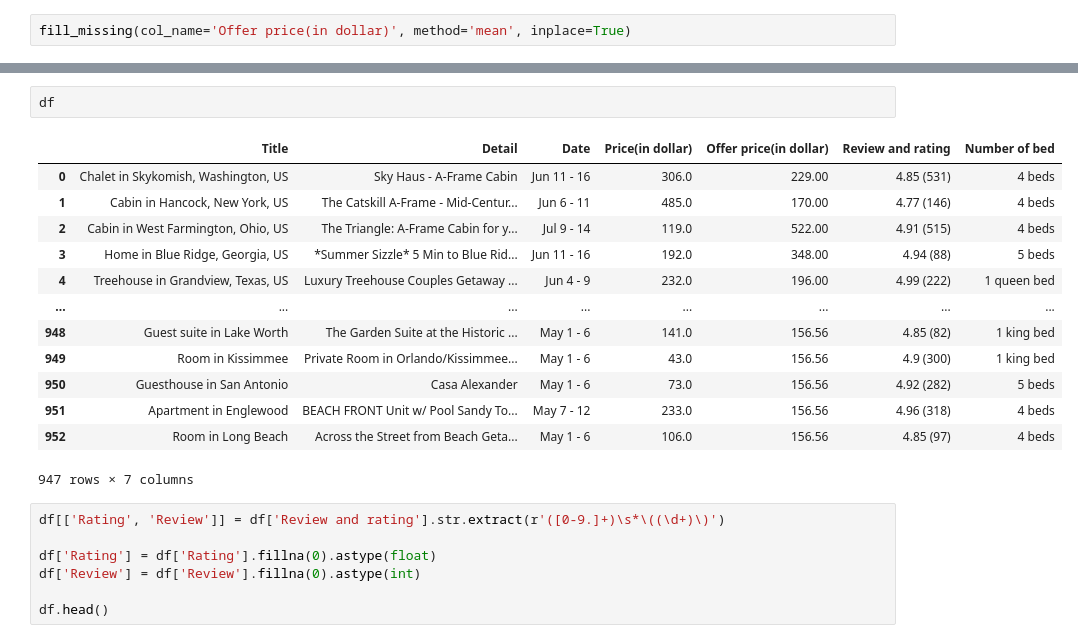
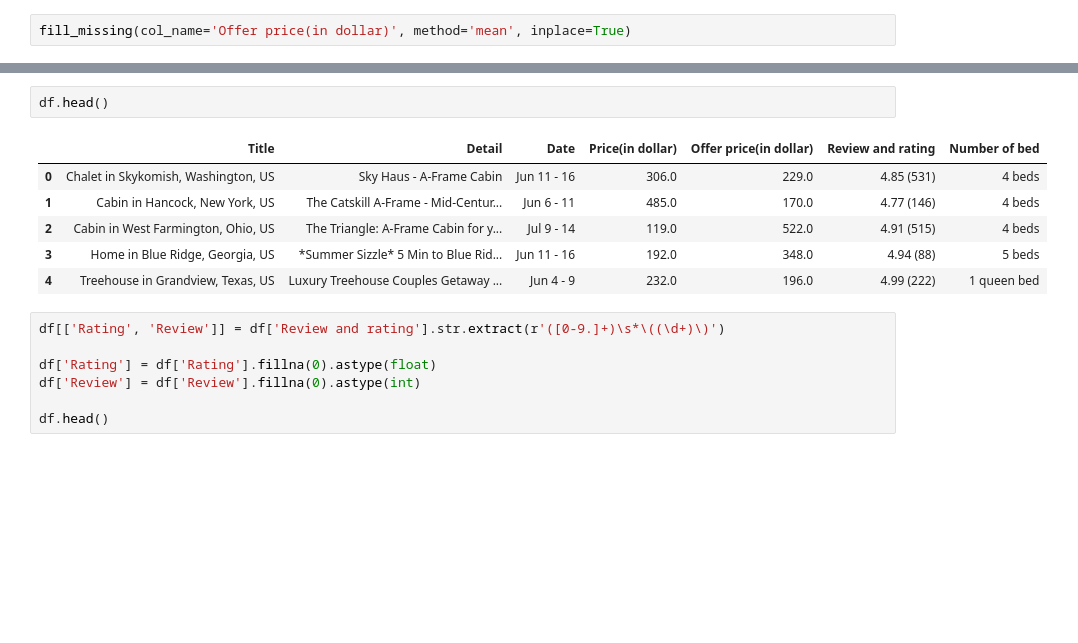
Before and after one commit to khalidkhankakar/EDA-projects-for-Machine-Learning, a Jupyter notebook: Airbnb Listing/main.ipynb, the cells around one changed output, grey strips where cells are left out. Drawn from its saved outputs; the diff is of its cells as text; blank space fills up the shorter version.

```diff
--- a/Airbnb Listing/main.ipynb
+++ b/Airbnb Listing/main.ipynb
@@ -142,21 +135,14 @@ Data columns (total 7 columns):
 dtypes: float64(2), object(5)
 memory usage: 59.2+ KB
 # %%
-df
+df.head()
 # %% [output]
 |  | Title | Detail | Date | Price(in dollar) | Offer price(in dollar) | Review and rating | Number of bed |
-| 0 | Chalet in Skykomish, Washington, US | Sky Haus - A-Frame Cabin | Jun 11 - 16 | 306.0 | 229.00 | 4.85 (531) | 4 beds |
-| 1 | Cabin in Hancock, New York, US | The Catskill A-Frame - Mid-Centur... | Jun 6 - 11 | 485.0 | 170.00 | 4.77 (146) | 4 beds |
-| 2 | Cabin in West Farmington, Ohio, US | The Triangle: A-Frame Cabin for y... | Jul 9 - 14 | 119.0 | 522.00 | 4.91 (515) | 4 beds |
-| 3 | Home in Blue Ridge, Georgia, US | *Summer Sizzle* 5 Min to Blue Rid... | Jun 11 - 16 | 192.0 | 348.00 | 4.94 (88) | 5 beds |
-| 4 | Treehouse in Grandview, Texas, US | Luxury Treehouse Couples Getaway ... | Jun 4 - 9 | 232.0 | 196.00 | 4.99 (222) | 1 queen bed |
-| ... | ... | ... | ... | ... | ... | ... | ... |
-| 948 | Guest suite in Lake Worth | The Garden Suite at the Historic ... | May 1 - 6 | 141.0 | 156.56 | 4.85 (82) | 1 king bed |
-| 949 | Room in Kissimmee | Private Room in Orlando/Kissimmee... | May 1 - 6 | 43.0 | 156.56 | 4.9 (300) | 1 king bed |
-| 950 | Guesthouse in San Antonio | Casa Alexander | May 1 - 6 | 73.0 | 156.56 | 4.92 (282) | 5 beds |
-| 951 | Apartment in Englewood | BEACH FRONT Unit w/ Pool Sandy To... | May 7 - 12 | 233.0 | 156.56 | 4.96 (318) | 4 beds |
-| 952 | Room in Long Beach | Across the Street from Beach Geta... | May 1 - 6 | 106.0 | 156.56 | 4.85 (97) | 4 beds |
+| 0 | Chalet in Skykomish, Washington, US | Sky Haus - A-Frame Cabin | Jun 11 - 16 | 306.0 | 229.0 | 4.85 (531) | 4 beds |
+| 1 | Cabin in Hancock, New York, US | The Catskill A-Frame - Mid-Centur... | Jun 6 - 11 | 485.0 | 170.0 | 4.77 (146) | 4 beds |
+| 2 | Cabin in West Farmington, Ohio, US | The Triangle: A-Frame Cabin for y... | Jul 9 - 14 | 119.0 | 522.0 | 4.91 (515) | 4 beds |
+| 3 | Home in Blue Ridge, Georgia, US | *Summer Sizzle* 5 Min to Blue Rid... | Jun 11 - 16 | 192.0 | 348.0 | 4.94 (88) | 5 beds |
+| 4 | Treehouse in Grandview, Texas, US | Luxury Treehouse Couples Getaway ... | Jun 4 - 9 | 232.0 | 196.0 | 4.99 (222) | 1 queen bed |
-947 rows × 7 columns
 # %%
 df[['Rating', 'Review']] = df['Review and rating'].str.extract(r'([0-9.]+)\s*\((\d+)\)')
 
```
Also changed, not shown: parts of 12 cells of this notebook.
